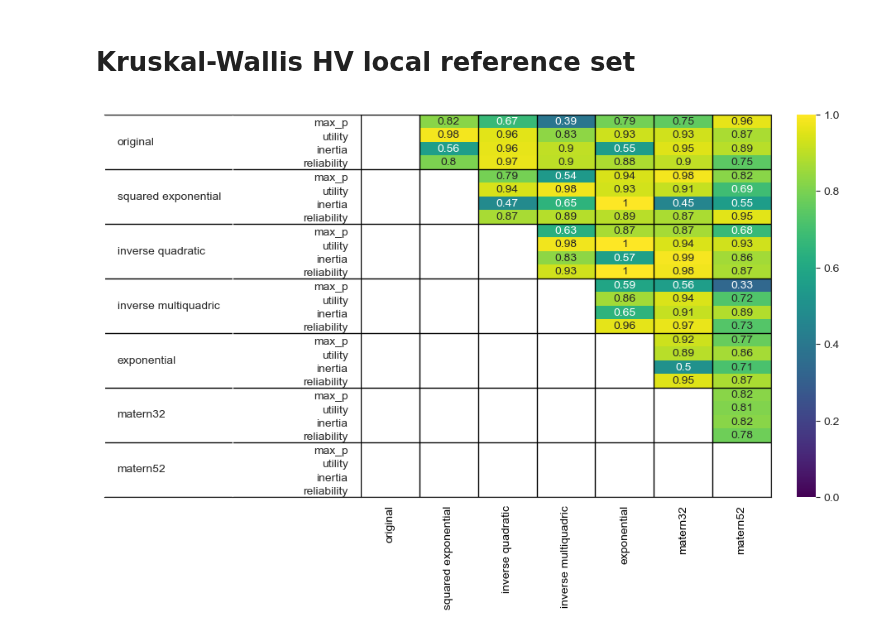
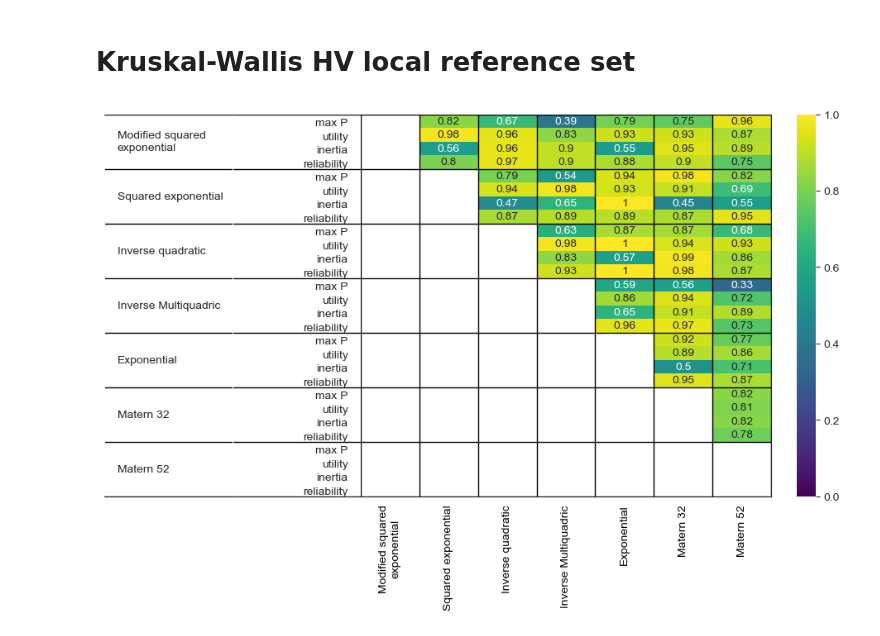
Before and after one commit to JazminZatarain/MUSEH2O, a Jupyter notebook: lake_problem/notebooks/13. Kruskal-Wallis.ipynb, the cells around one changed output. Cells and saved outputs as stored; diff of their text form; code cells hidden in the pictures.

```diff
--- a/lake_problem/notebooks/13. Kruskal-Wallis.ipynb
+++ b/lake_problem/notebooks/13. Kruskal-Wallis.ipynb
@@ -35,18 +35,26 @@ rbfs = [
     rbf_functions.matern32_rbf,
     rbf_functions.matern52_rbf,
 ]
+# %%
+name_mapping = {'original_rbf': "Modified squared\nexponential",
+                 'squared_exponential_rbf':  "Squared exponential",
+                 'inverse_quadratic_rbf': "Inverse quadratic",
+                 'inverse_multiquadric_rbf': "Inverse Multiquadric",
+                 'exponential_rbf': "Exponential",
+                 'matern32_rbf': "Matern 32",
+                 'matern52_rbf': "Matern 52"}
 # %% [markdown]
 # Kruskal-Wallis HV local reference set
 # %%
 rbf_names = [rbf.__name__ for rbf in rbfs]
-rbf_names_cleaned = [' '.join(rbf.split('_')[0:-1]) for rbf in rbf_names]
+rbf_names_cleaned = [name_mapping[rbf] for rbf in rbf_names]
 
 refsets = {}
 for rbf, name in zip(rbf_names, rbf_names_cleaned):
     df_hv_data = pd.read_csv(f"refsets/{rbf}_refset.csv")
     refsets[name] = df_hv_data
 # %%
-objectives = refsets['original'].columns.values.tolist()
+objectives = refsets["Modified squared\nexponential"].columns.values.tolist()
 # %%
 import itertools
 import collections
@@ -101,31 +109,34 @@ for ax in [ax1, ax2]:
 
 # y labels rbfs
 for i, rbf in enumerate(rbf_names_cleaned[::-1]):
     ax1.text(0.1, (i*n_obj)+n_obj/2, rbf, va='center')
 
     # y labels outcomes
     for j, obj in enumerate(objectives[::-1]):
+        if obj == 'max_p':
+            obj = 'max P'
+
         ax2.text(0.9, (i*n_obj)+(j), obj, va='bottom', ha='right')
 
 
 sns.heatmap(results, annot=True, cmap='viridis', ax=ax3, mask=(results==0), vmin=0)
 
 for i in range(0, n_obj*(len(rbfs)+1), n_obj):
     ax3.plot([0, 7], [i, i], lw=1, color="black")
     ax1.plot([0, 1], [i, i], lw=1, color="black")
     ax2.plot([0, 1], [i, i], lw=1, color="black")
 
 for i in range(0, (len(rbfs)+1)):
     ax3.plot([i, i], [0, n_obj*7], lw=1, color="black")
 
 ax3.tick_params(axis='x', colors='black')
 
 ax3.spines['bottom'].set_visible(True)
 ax3.spines['right'].set_visible(True)
 ax3.set_yticks([])
 ax3.set_ylabel('')
 
 
 plt.show()
 # %% [output]
-[figure, old version]
+[figure, new version]
```
Also changed, not shown: 1 other file.
